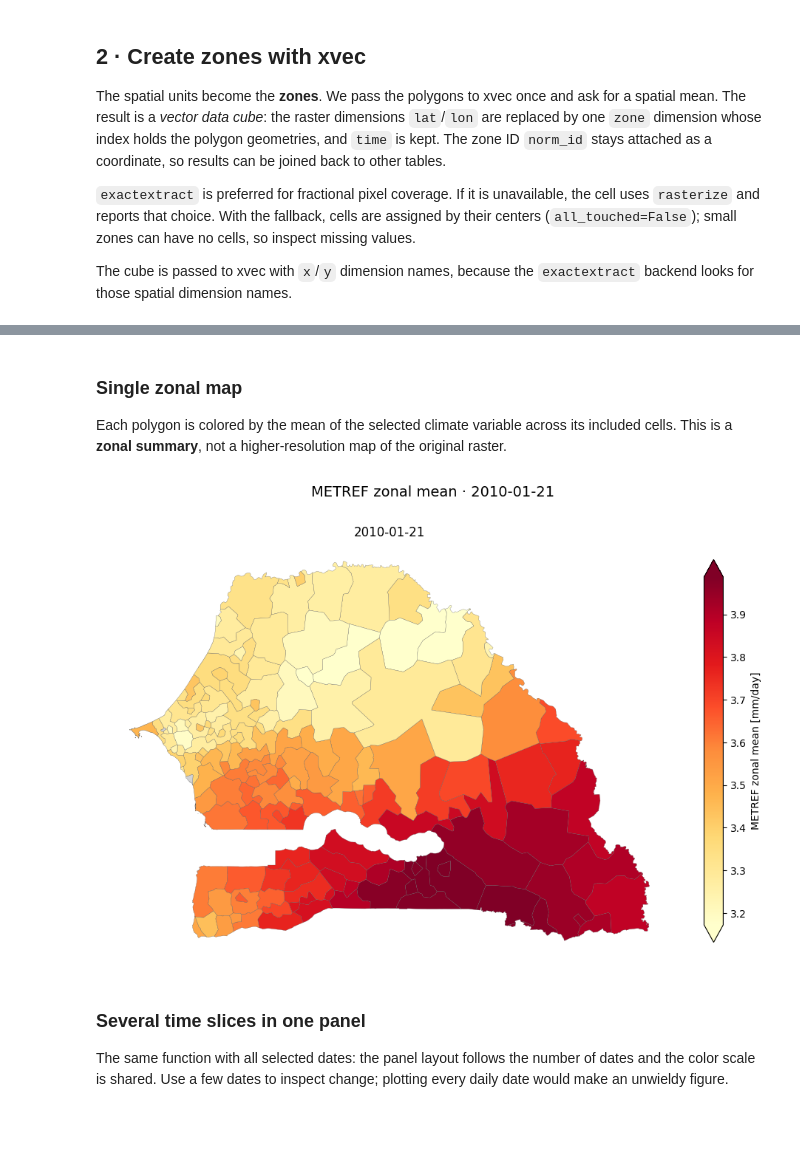
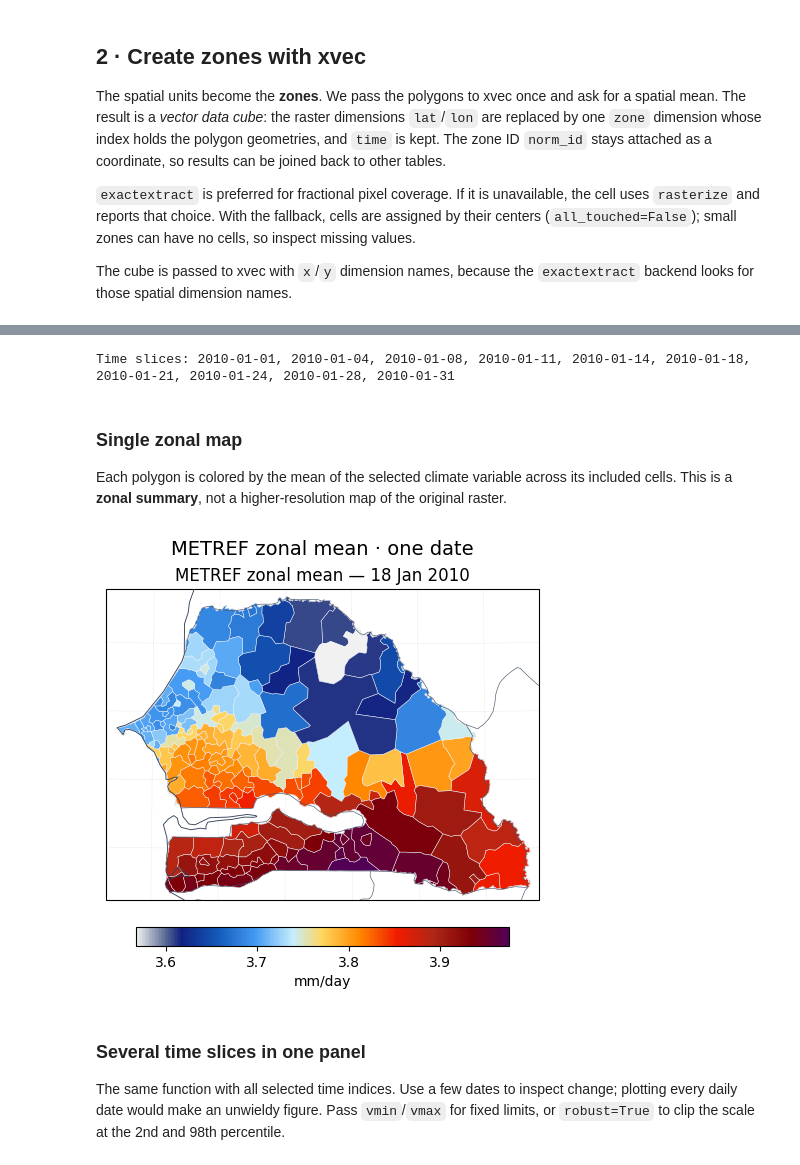
Before and after one commit to khizerzakir/tutorial-repo, a Jupyter notebook: code/notebooks/3_application.ipynb, the cells around one changed output, grey strips where cells are left out. Cells and saved outputs as stored; diff of their text form; code cells hidden in the pictures; blank space fills up the shorter version.

```diff
--- a/code/notebooks/3_application.ipynb
+++ b/code/notebooks/3_application.ipynb
@@ -32,23 +23,27 @@ evaporative demand or low vegetation cover?
 This cell opens one Zarr store, reads the spatial-unit Parquet file, and limits processing to the cube footprint. If needed, set `START_DATE` and `END_DATE` to a smaller pilot period before extracting.
 # %%
 from pathlib import Path
+import sys
 
 import geopandas as gpd
-import matplotlib.dates as mdates
 import matplotlib.pyplot as plt
 import numpy as np
 import pandas as pd
 import xarray as xr
 import xvec  # registers the .xvec accessor
 import rioxarray  # needed by the exactextract backend
-from matplotlib.cm import ScalarMappable
-from matplotlib.colors import Normalize
 from shapely.geometry import box
 
 # Find the repository root from the current notebook directory.
 REPO = next(p for p in [Path.cwd().resolve(), *Path.cwd().resolve().parents]
             if (p / "pyproject.toml").exists())
 DATA = REPO / "data"
+
+# Plot helpers from this repository: code/plot_utils/adaptive_cube_plot.py
+sys.path.insert(0, str(REPO / "code" / "plot_utils"))
+from adaptive_cube_plot import (plot_climate_mobility_period, plot_spatial_timeseries,
+                                plot_zonal_maps, plot_zonal_timeseries)
+MAP_CONTEXT = True  # coastlines/borders on maps; Natural Earth data is downloaded on first use
 PRODUCT = "METREF"  # e.g. METREF or FVC; must match the Zarr data variable
 ZONE_FILE = DATA / "aoi" / "spatial_units_with_lat_lon.parquet"
 START_DATE = None  # e.g. "2013-01-01"; None means all available dates
@@ -222,15 +161,29 @@ Time slices: 2010-01-01, 2010-01-11, 2010-01-21, 2010-01-31
+# %%
+UNITS = da.attrs.get("units", "units not recorded")
+LABEL = f"{PRODUCT} zonal mean"
+N_SLICES = 10        # evenly spaced time slices over the period
+DATES = None        # or e.g. ["2020-06-01", "2020-06-15", "2020-06-30"]
+PANEL_COLS = 2
+
+if DATES is None:
+    SLICE_IDX = sorted(set(np.linspace(0, zonal.sizes["time"] - 1, N_SLICES).round().astype(int).tolist()))
+else:
+    SLICE_IDX = sorted(set(pd.Index(zonal.time.values).get_indexer(pd.to_datetime(DATES), method="nearest").tolist()))
+print("Time slices:", ", ".join(str(pd.Timestamp(zonal.time.values[i]).date()) for i in SLICE_IDX))
+# %% [output]
+Time slices: 2010-01-01, 2010-01-04, 2010-01-08, 2010-01-11, 2010-01-14, 2010-01-18, 2010-01-21, 2010-01-24, 2010-01-28, 2010-01-31
 # %% [markdown]
 ### Single zonal map
 
 Each polygon is colored by the mean of the selected climate variable across its included cells. This is a **zonal summary**, not a higher-resolution map of the original raster.
-# %%
-SINGLE_DATE = DATES[len(DATES) // 2]
-plot_adaptive_maps(zonal_frame([SINGLE_DATE]), label=f"{PRODUCT} zonal mean [{UNITS}]",
-                   title=f"{PRODUCT} zonal mean · {SINGLE_DATE:%Y-%m-%d}")
-plt.show()
-# %% [output]
-[figure, removed]
+# %%
+fig, axes = plot_zonal_maps(
+    zonal, var=LABEL, time_index=SLICE_IDX[len(SLICE_IDX) // 2],
+    add_coastlines=MAP_CONTEXT, add_borders=MAP_CONTEXT, title=f"{LABEL} · one date",
+)
+# %% [output]
+[figure, added]
 # %% [markdown]
 ### Several time slices in one panel
 
-The same function with all selected dates: the panel layout follows the number of dates and the color scale is shared. Use a few dates to inspect change; plotting every daily date would make an unwieldy figure.
+The same function with all selected time indices. Use a few dates to inspect change; plotting every daily date would make an unwieldy figure. Pass `vmin`/`vmax` for fixed limits, or `robust=True` to clip the scale at the 2nd and 98th percentile.
```
Also changed, not shown: parts of 17 cells of this notebook, 6 other files.
